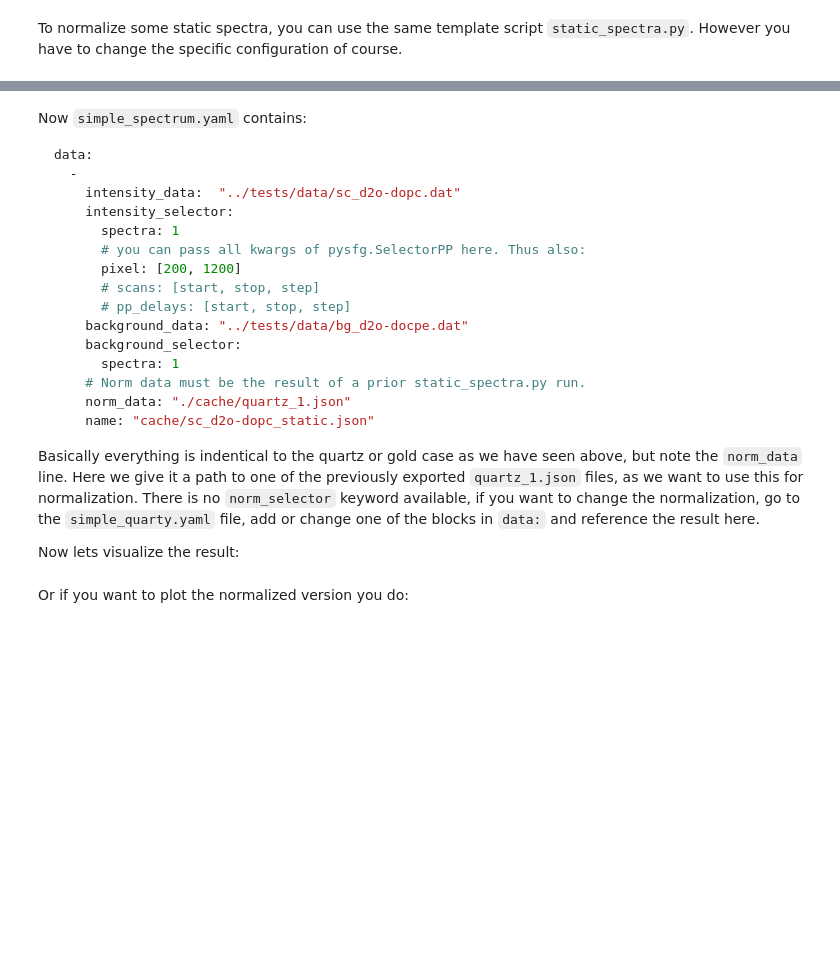
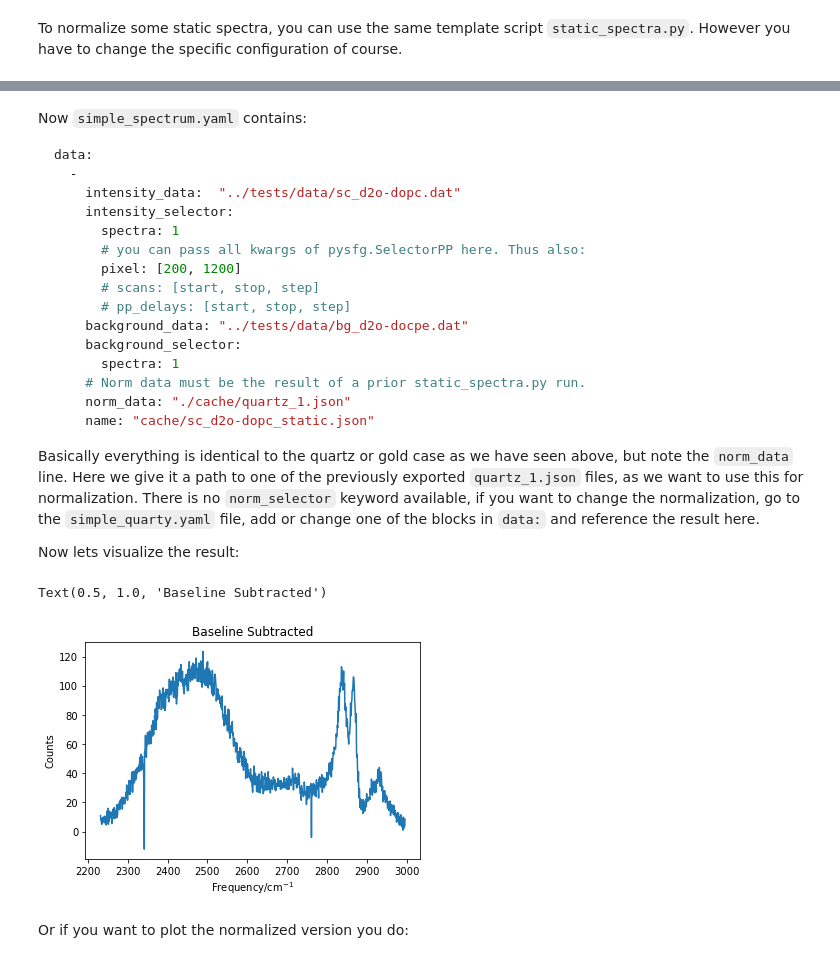
Before and after one commit to deisi/pysfg, a Jupyter notebook: templates/Tutorial.ipynb, the cells around one changed output, grey strips where cells are left out. Drawn from its saved outputs; the diff is of its cells as text; code cells hidden in the pictures; blank space fills up the shorter version.

````diff
--- a/templates/Tutorial.ipynb
+++ b/templates/Tutorial.ipynb
@@ -189,18 +243,21 @@ data:
     name: "cache/sc_d2o-dopc_static.json"
 ```
 
-Basically everything is indentical to the quartz or gold case as we have seen above, but note the `norm_data` line. Here we give it a path to one of the previously exported `quartz_1.json` files, as we want to use this for normalization. There is no `norm_selector` keyword available, if you want to change the normalization, go to the `simple_quarty.yaml` file, add or change one of the blocks in `data:` and reference the result here.
+Basically everything is identical to the quartz or gold case as we have seen above, but note the `norm_data` line. Here we give it a path to one of the previously exported `quartz_1.json` files, as we want to use this for normalization. There is no `norm_selector` keyword available, if you want to change the normalization, go to the `simple_quarty.yaml` file, add or change one of the blocks in `data:` and reference the result here.
 
 Now lets visualize the result:
 # %%
 sc = pysfg.spectrum.json_to_spectrum('cache/sc_d2o-dopc_static.json')
 
 # Figures
 fig, ax = plt.subplots()
 plt.plot(sc.wavenumber, sc.basesubed)
 plt.xlabel('Frequency/cm$^{-1}$')
 plt.ylabel('Counts')
-plt.title('Normalization')
+plt.title('Baseline Subtracted')
+# %% [output]
+Text(0.5, 1.0, 'Baseline Subtracted')
+[figure, added]
 # %% [markdown]
 Or if you want to plot the normalized version you do:
 # %%
````
Also changed, not shown: parts of 32 cells of this notebook, 11 other files.
